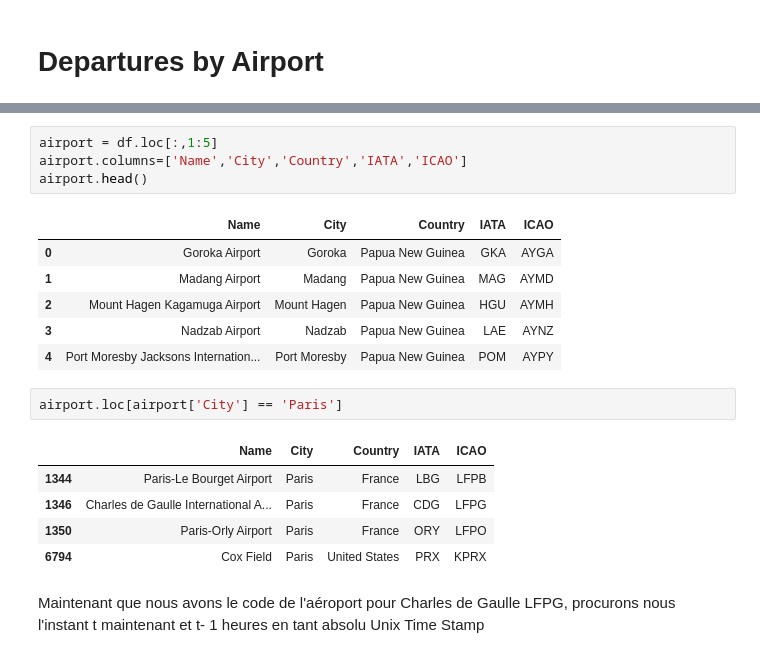
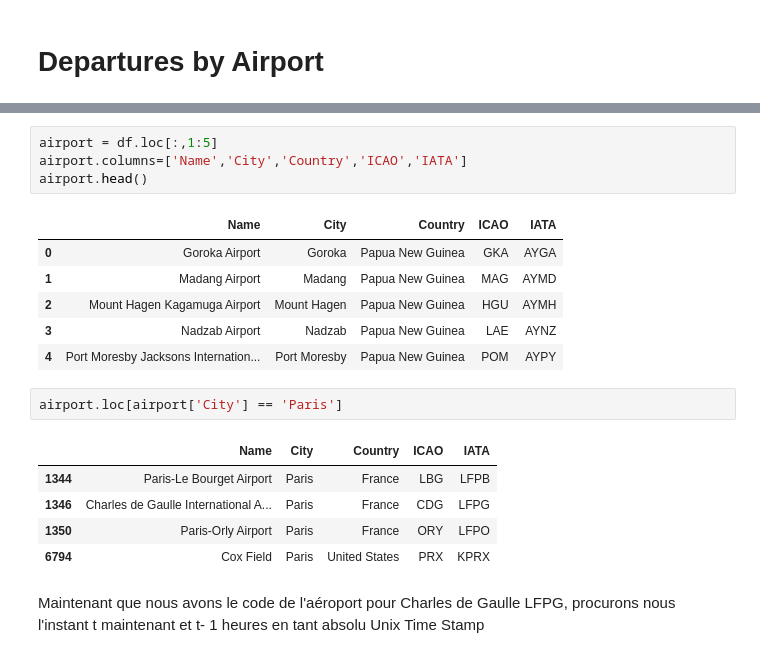
Before and after one commit to Rhizome23/aircraft-project, a Jupyter notebook: LastPlane.ipynb, the cells around one changed output, grey strips where cells are left out. Drawn from its saved outputs; the diff is of its cells as text.

```diff
--- a/LastPlane.ipynb
+++ b/LastPlane.ipynb
@@ -22,10 +22,10 @@ df.head()
 | 4 | 5 | Port Moresby Jacksons Internation... | Port Moresby | Papua New Guinea | POM | AYPY | -9.443380 | 147.220001 | 146 | 10 | U | ... |
 # %%
 airport = df.loc[:,1:5]
-airport.columns=['Name','City','Country','IATA','ICAO']
+airport.columns=['Name','City','Country','ICAO','IATA']
 airport.head()
 # %% [output]
-|  | Name | City | Country | IATA | ICAO |
+|  | Name | City | Country | ICAO | IATA |
 | 0 | Goroka Airport | Goroka | Papua New Guinea | GKA | AYGA |
 | 1 | Madang Airport | Madang | Papua New Guinea | MAG | AYMD |
 | 2 | Mount Hagen Kagamuga Airport | Mount Hagen | Papua New Guinea | HGU | AYMH |
@@ -34,7 +34,7 @@ airport.head()
 # %%
 airport.loc[airport['City'] == 'Paris']
 # %% [output]
-|  | Name | City | Country | IATA | ICAO |
+|  | Name | City | Country | ICAO | IATA |
 | 1344 | Paris-Le Bourget Airport | Paris | France | LBG | LFPB |
 | 1346 | Charles de Gaulle International A... | Paris | France | CDG | LFPG |
 | 1350 | Paris-Orly Airport | Paris | France | ORY | LFPO |
```
Also changed, not shown: parts of 3 cells of this notebook.
